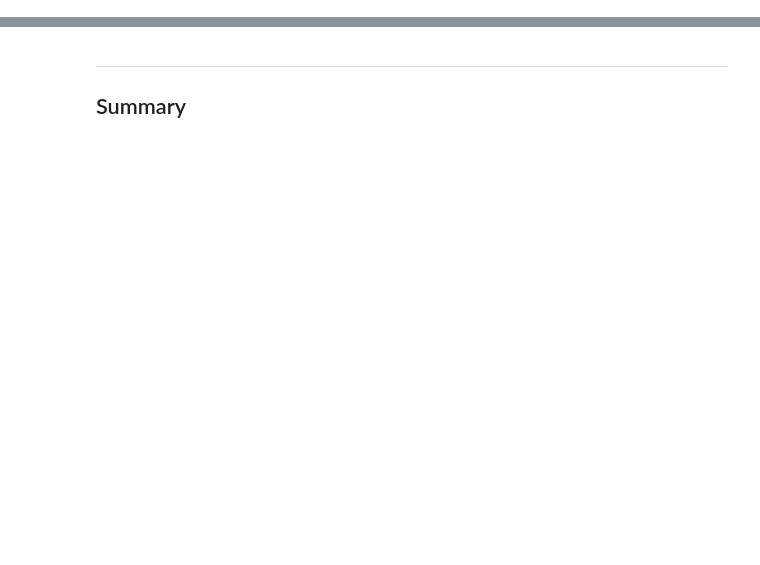
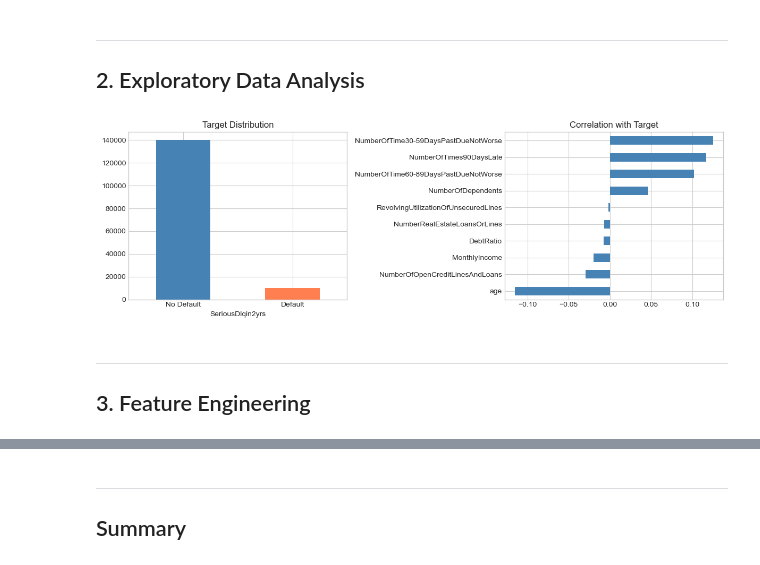
Before and after one commit to tomwbrg/credit-risk-modeling, a Jupyter notebook: notebooks/credit_risk_complete.ipynb, the cells around one changed output, grey strips where cells are left out. Saved outputs shown, nothing was run; the diff lists cells and outputs as text; code cells hidden in the pictures; blank space fills up the shorter version.

```diff
--- a/notebooks/credit_risk_complete.ipynb
+++ b/notebooks/credit_risk_complete.ipynb
@@ -384,0 +42,13 @@ print(f'Model saved to: {model_path}')
+# %%
+# Load data
+DATA_PATH = '/Users/tomweinberg/Desktop/credit-risk-modeling/data/cs-training.csv'
+MODEL_DIR = '/Users/tomweinberg/Desktop/credit-risk-modeling/models'
+os.makedirs(MODEL_DIR, exist_ok=True)
+
+df = pd.read_csv(DATA_PATH, index_col=0)
+target = 'SeriousDlqin2yrs'
+
+print(f'Dataset: {df.shape[0]:,} rows, {df.shape[1]} columns')
+print(f'Default rate: {df[target].mean()*100:.2f}%')
+print(f'\nMissing values:')
+print(df.isnull().sum()[df.isnull().sum() > 0])
@@ -384,0 +63,23 @@ print(f'Model saved to: {model_path}')
+# %% [markdown]
+---
+## 2. Exploratory Data Analysis
+# %%
+# Target distribution
+fig, axes = plt.subplots(1, 2, figsize=(12, 4))
+
+df[target].value_counts().plot(kind='bar', ax=axes[0], color=['steelblue', 'coral'])
+axes[0].set_title('Target Distribution')
+axes[0].set_xticklabels(['No Default', 'Default'], rotation=0)
+
+# Correlation with target
+corr = df.corr()[target].drop(target).sort_values()
+corr.plot(kind='barh', ax=axes[1], color='steelblue')
+axes[1].set_title('Correlation with Target')
+
+plt.tight_layout()
+plt.show()
+# %% [output]
+[figure, added]
+# %% [markdown]
+---
+## 3. Feature Engineering
```
Also changed, not shown: parts of 43 cells of this notebook.
